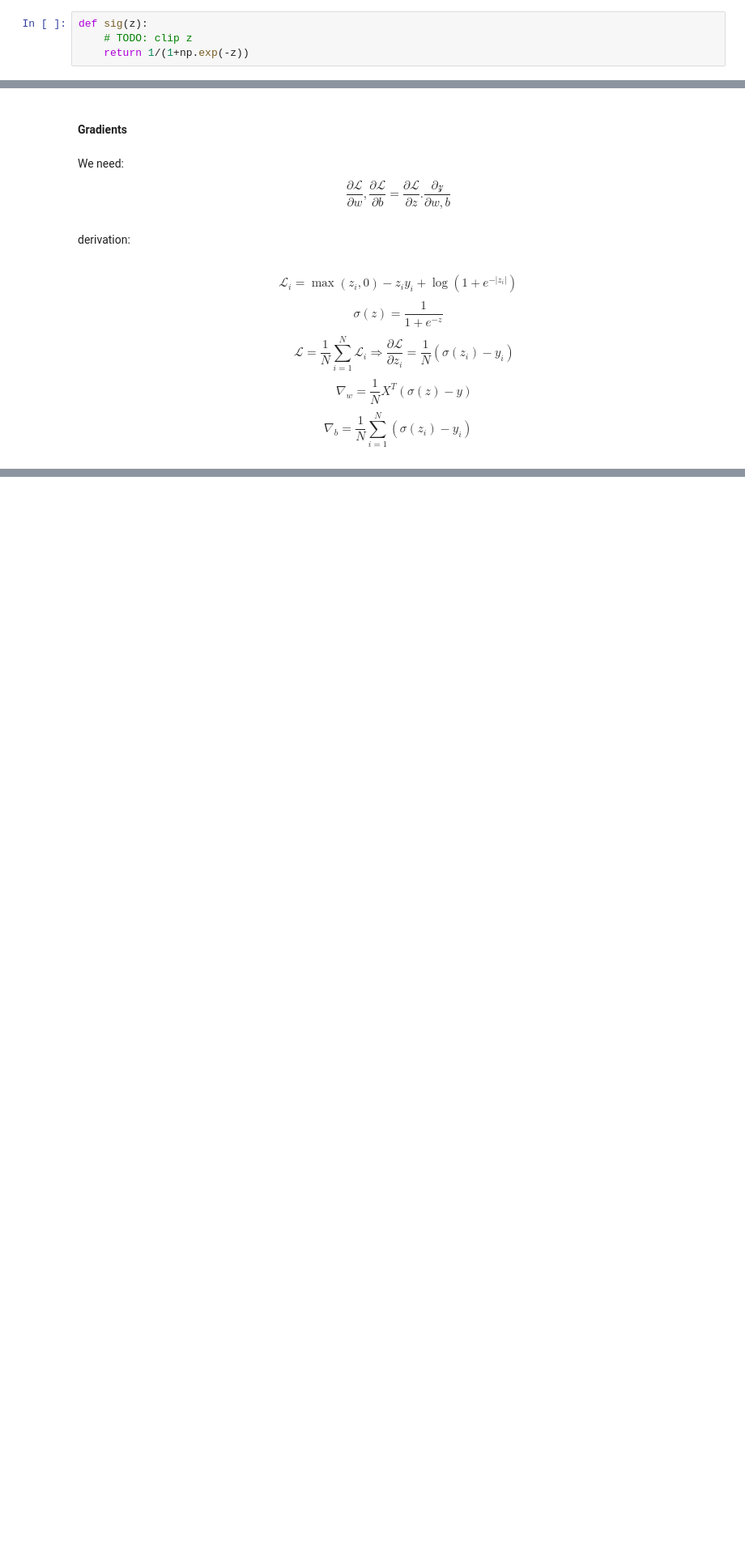
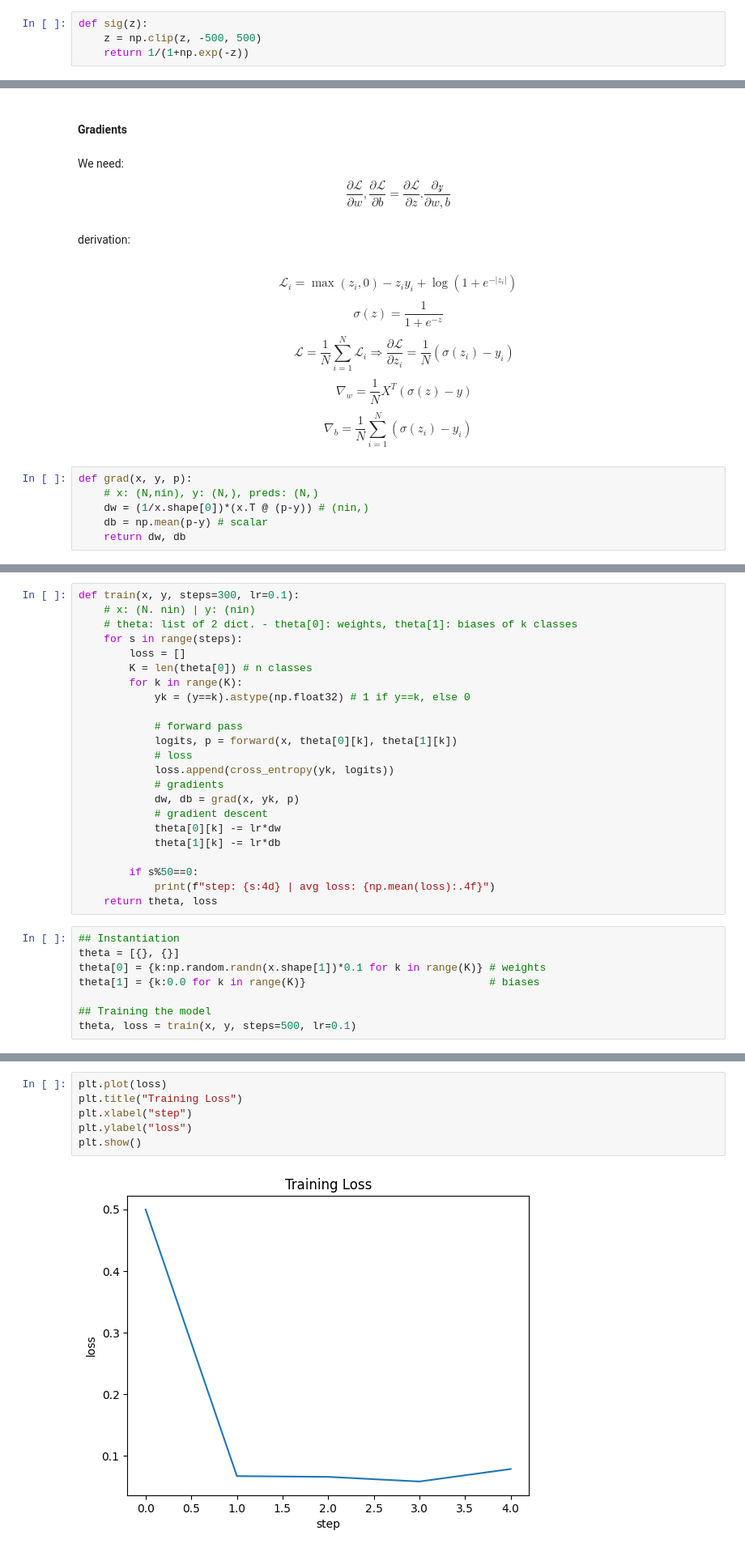
Before and after one commit to wadamiru/manual-ml, a Jupyter notebook: projects/classification/notebooks/logistic_regression_multiclass.ipynb, the cells around one changed output, grey strips where cells are left out. Shown at 81% size. Saved outputs shown, nothing was run; the diff lists cells and outputs as text; blank space fills up the shorter version.

```diff
--- a/projects/classification/notebooks/logistic_regression_multiclass.ipynb
+++ b/projects/classification/notebooks/logistic_regression_multiclass.ipynb
@@ -111,7 +114,7 @@ plot_data(x, y)
 #### Model
 # %%
 def sig(z):
-    # TODO: clip z
+    z = np.clip(z, -500, 500)
     return 1/(1+np.exp(-z))
 # %%
 def forward(x, w, b):
@@ -153,3 +156,9 @@ $$\sigma(z)=\frac{1}{1+e^{-z}}$$
 $$\quad \mathcal{L}=\frac{1}{N}\sum_{i=1}^N \mathcal{L}_i\Rightarrow \frac{\partial \mathcal{L}}{\partial z_i}=\frac{1}{N}(\sigma(z_i)-y_i)$$
 $$\quad \nabla_w=\frac{1}{N}X^T(\sigma(z)-y)$$
 $$\nabla_b=\frac{1}{N}\sum_{i=1}^N(\sigma(z_i)-y_i)$$
+# %%
+def grad(x, y, p):
+    # x: (N,nin), y: (N,), preds: (N,)
+    dw = (1/x.shape[0])*(x.T @ (p-y)) # (nin,)
+    db = np.mean(p-y) # scalar
+    return dw, db
@@ -155,0 +167,31 @@ $$\nabla_b=\frac{1}{N}\sum_{i=1}^N(\sigma(z_i)-y_i)$$
+# %%
+def train(x, y, steps=300, lr=0.1):
+    # x: (N. nin) | y: (nin)
+    # theta: list of 2 dict. - theta[0]: weights, theta[1]: biases of k classes
+    for s in range(steps):
+        loss = []
+        K = len(theta[0]) # n classes
+        for k in range(K):
+            yk = (y==k).astype(np.float32) # 1 if y==k, else 0
+
+            # forward pass
+            logits, p = forward(x, theta[0][k], theta[1][k])
+            # loss
+            loss.append(cross_entropy(yk, logits))
+            # gradients
+            dw, db = grad(x, yk, p)
+            # gradient descent
+            theta[0][k] -= lr*dw
+            theta[1][k] -= lr*db
+
+        if s%50==0:
+            print(f"step: {s:4d} | avg loss: {np.mean(loss):.4f}")
+    return theta, loss
+# %%
+## Instantiation
+theta = [{}, {}]
+theta[0] = {k:np.random.randn(x.shape[1])*0.1 for k in range(K)} # weights
+theta[1] = {k:0.0 for k in range(K)}                             # biases
+
+## Training the model
+theta, loss = train(x, y, steps=500, lr=0.1)
@@ -155,0 +211,8 @@ $$\nabla_b=\frac{1}{N}\sum_{i=1}^N(\sigma(z_i)-y_i)$$
+# %%
+plt.plot(loss)
+plt.title("Training Loss")
+plt.xlabel("step")
+plt.ylabel("loss")
+plt.show()
+# %% [output]
+[figure, added]
```
Also changed, not shown: parts of 18 cells of this notebook.
